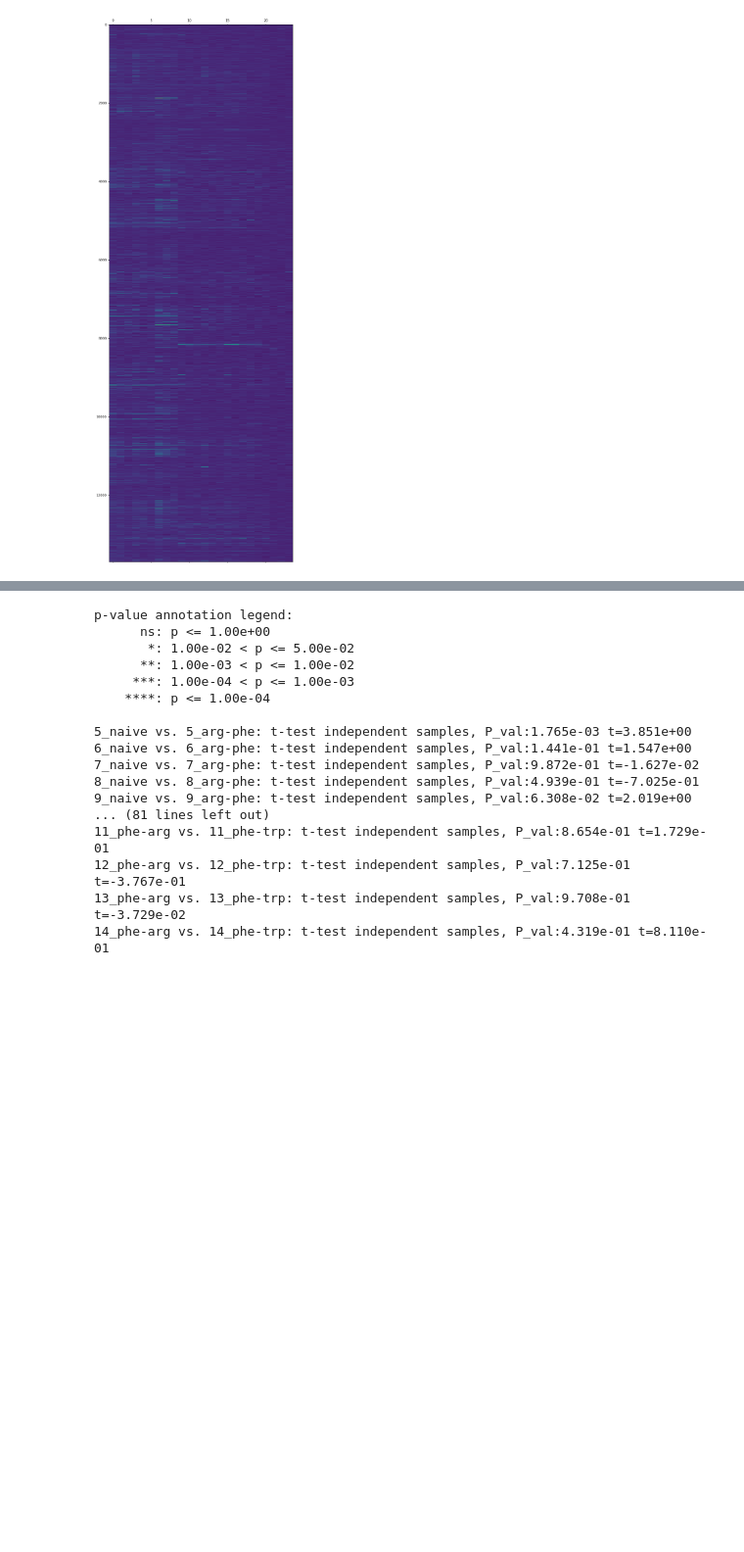
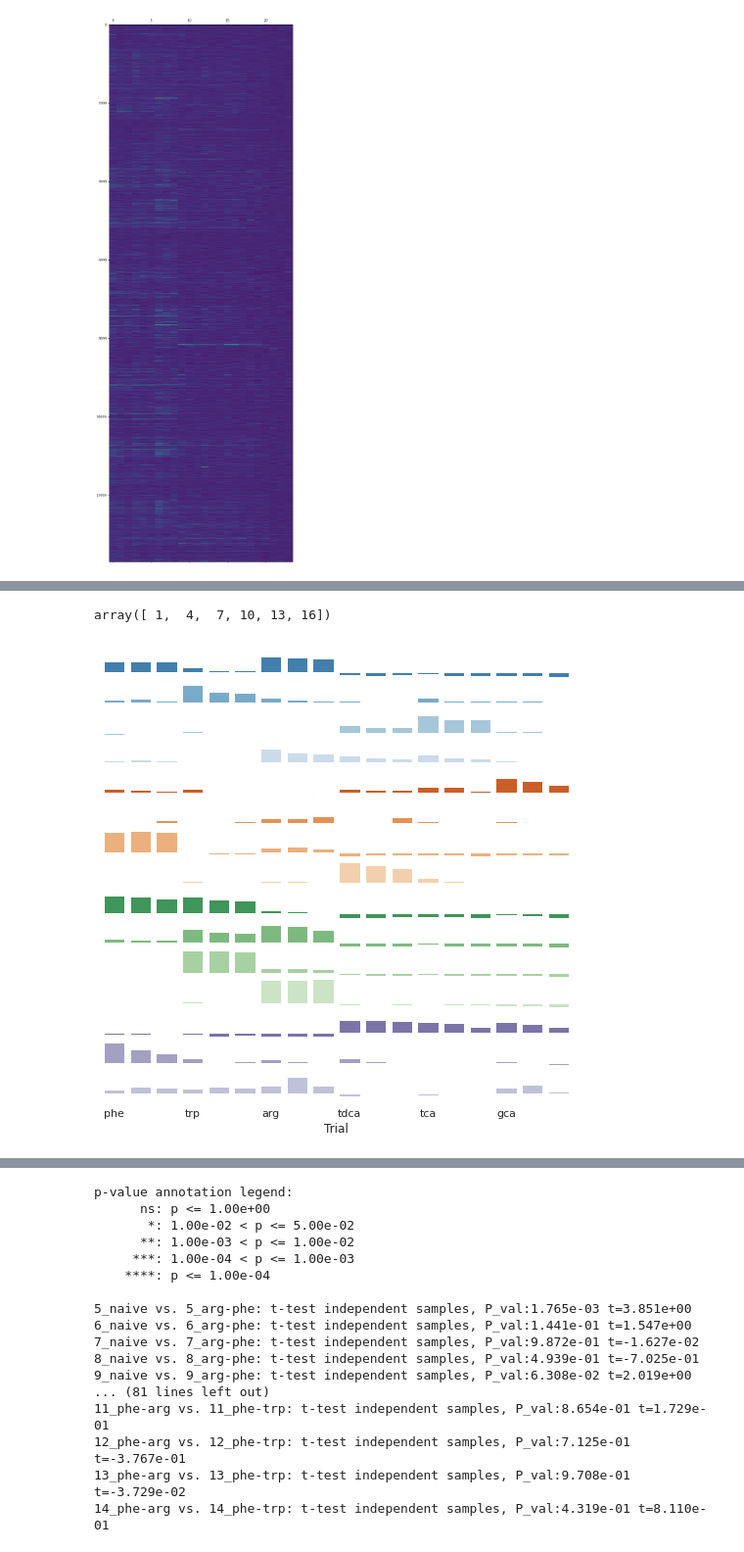
Before and after one commit to aloejhb/catrace, a Jupyter notebook: notebooks/tuning_curve_normalized.ipynb, the cells around one changed output, grey strips where cells are left out. Shown at 98% size. Cells and saved outputs as stored; diff of their text form; code cells hidden in the pictures; blank space fills up the shorter version.

```diff
--- a/notebooks/tuning_curve_normalized.ipynb
+++ b/notebooks/tuning_curve_normalized.ipynb
@@ -251,0 +260,5 @@ agg_cluster = AgglomerativeClustering(n_clusters=n_clusters).fit(H.transpose())
+# %%
+cluster_mean_df = clustdf.groupby('cluster_id').mean()
+#cluster_mean_df = cluster_mean_df.reset_index()
+cluster_mean_df = pd.melt(cluster_mean_df, var_name='trial_key', value_name='response', ignore_index=False).reset_index()
+cluster_mean_df
@@ -251,0 +279,40 @@ agg_cluster = AgglomerativeClustering(n_clusters=n_clusters).fit(H.transpose())
+# %%
+trial_list = list(cluster_mean_df.trial_key.unique())
+trial_ord = cluster_mean_df.trial_key.map(lambda x: trial_list.index(x))
+cluster_mean_df["trial"] = trial_ord
+cluster_mean_df
+cluster_mean_df = cluster_mean_df[cluster_mean_df.trial<18]
+# %%
+n_trials = cluster_mean_df.trial.max()
+trial_per_odor = 3
+np.arange(1, n_trials+1, trial_per_odor)
+# %% [output]
+array([ 1,  4,  7, 10, 13, 16])
+# %%
+def _get_odor_list(trial_list):
+    odor_list = [key[0] for key in trial_list]
+    odor_list = list(dict.fromkeys(odor_list))
+    return odor_list
+# %%
+# Initialize the FacetGrid object
+pal = sns.color_palette("tab20c") #sns.cubehelix_palette(n_clusters, rot=-.25, light=.7)
+g = sns.FacetGrid(cluster_mean_df, row="cluster_id", hue="cluster_id", aspect=15, height=.5, palette=pal)
+# Draw the densities in a few steps
+g.map(sns.barplot, "trial", 'response')
+# passing color=None to refline() uses the hue mapping
+#g.refline(y=0, linewidth=2, linestyle="-", color=None, clip_on=False)
+# Set the subplots to overlap
+g.figure.subplots_adjust(hspace=-.05)
+g.set_titles("")
+g.set(yticks=[], ylabel="")
+g.despine(bottom=True, left=True)
+
+n_trials = cluster_mean_df.trial.max()
+trial_per_odor = 3
+trial_list2 = list(cluster_mean_df.trial_key.unique())
+for ax in g.axes.flat:
+    ax.set_xticks(np.arange(0, n_trials, trial_per_odor)) # <--- set the ticks first
+    ax.set_xticklabels(_get_odor_list(trial_list2))
+    ax.set_xlabel('Trial')
+# %% [output]
+[figure, added]
```
Also changed, not shown: parts of 13 cells of this notebook, 2 other files.
